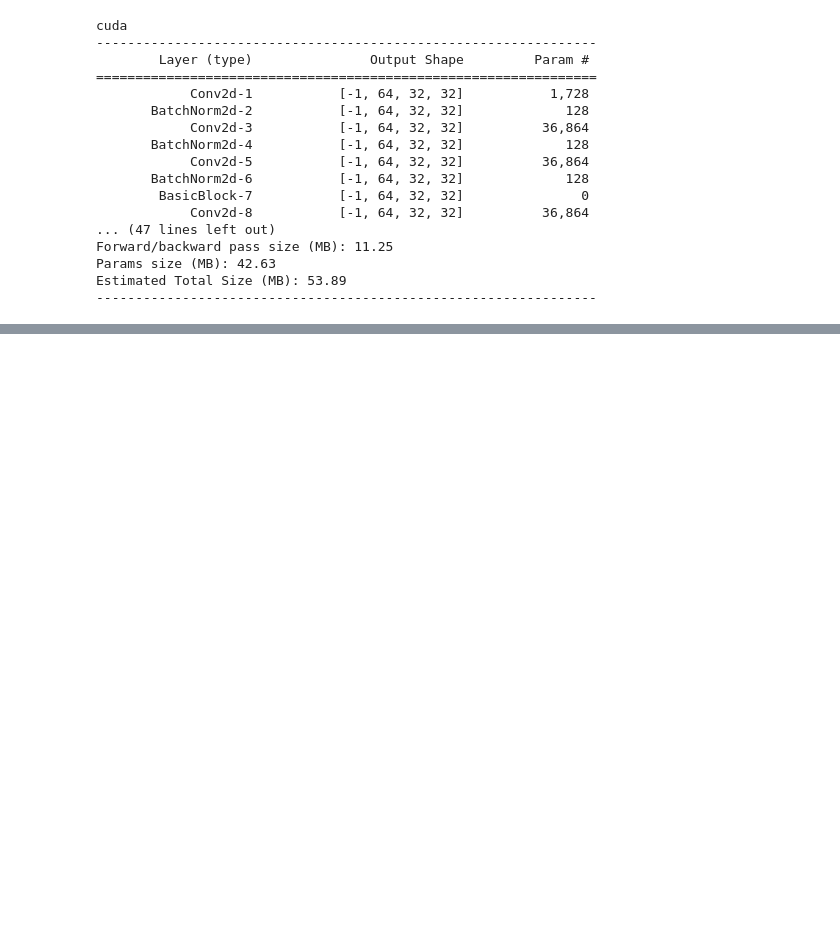
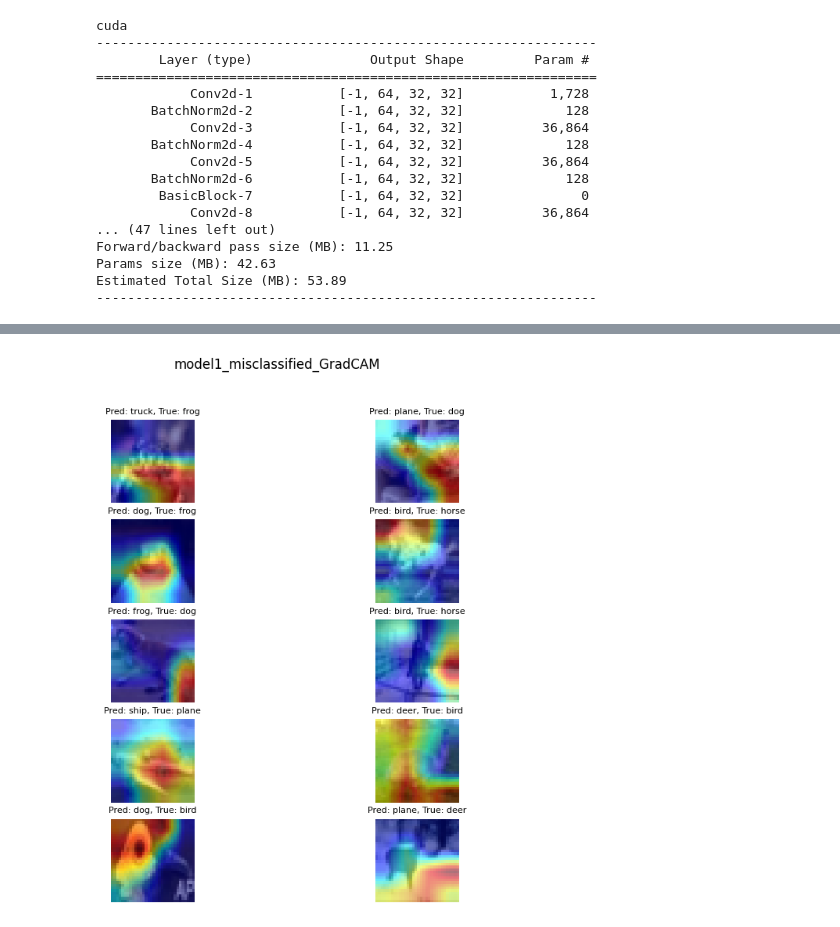
Before and after one commit to devdastl/eva8_source, a Jupyter notebook: test_delete.ipynb, the cells around one changed output, grey strips where cells are left out. Drawn from its saved outputs; the diff is of its cells as text; code cells hidden in the pictures; blank space fills up the shorter version.

```diff
--- a/test_delete.ipynb
+++ b/test_delete.ipynb
@@ -118,6 +97,0 @@ if not os.path.isdir('checkpoint'):
-# %%
-checkpoint = torch.load('./checkpoint/ckpt.pth')
-my_model1.load_state_dict(checkpoint)
-target_layer4 = [my_model1.layer4[-1]]
-target_layer3 = [my_model1.layer3[-1]]
-target_layer2 = [my_model1.layer2[-1]]
@@ -164,0 +98,9 @@ rgb_plot.show()
+# %%
+from util.get_gradcam import generate_grad
+from util.plot_misclassified import plot_misclassified_grad
+
+gradcam_img_list = generate_grad(test_module1.test_misc_img, my_model1.to('cpu'))
+
+plot_misclassified_grad(gradcam_img_list, test_module1.test_misc_label, 'model1_misclassified_GradCAM')
+# %% [output]
+[figure, added]
```
Also changed, not shown: parts of 14 cells of this notebook, 1 other file.
